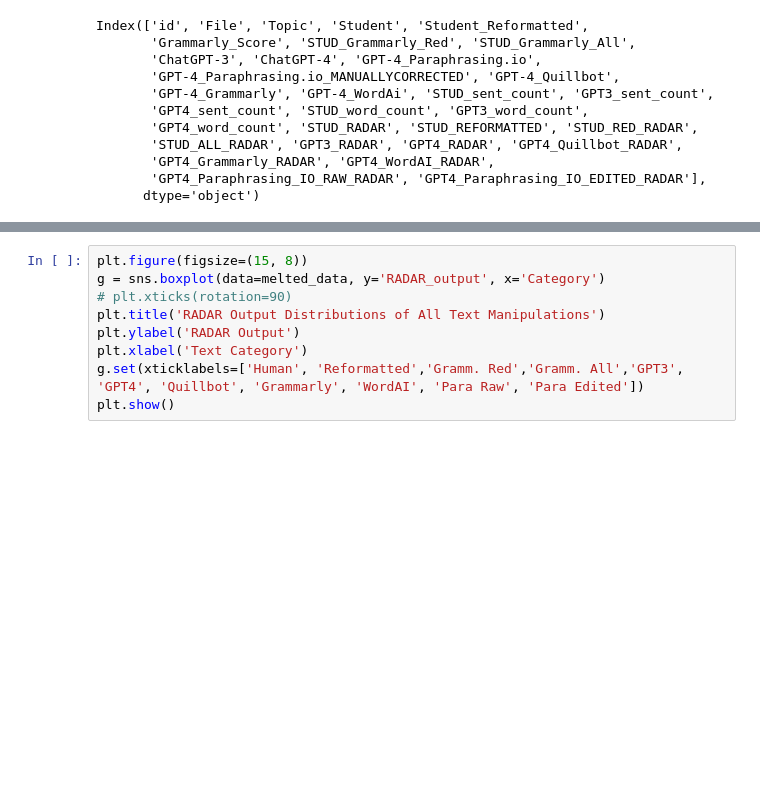
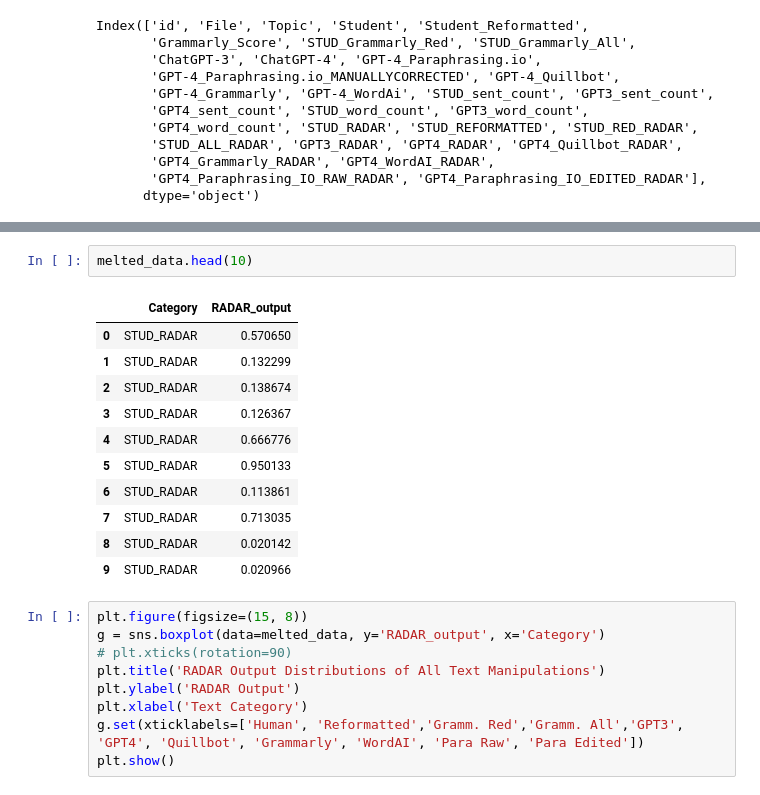
Before and after one commit to nicole-jefferies/RADAR_Eval, a Jupyter notebook: Visualisations and Stat Tests.ipynb, the cells around one changed output, grey strips where cells are left out. Saved outputs shown, nothing was run; the diff lists cells and outputs as text; blank space fills up the shorter version.

```diff
--- a/Visualisations and Stat Tests.ipynb
+++ b/Visualisations and Stat Tests.ipynb
@@ -51,3 +44,17 @@ melted_data.tail(1)
+# %%
+melted_data.head(10)
+# %% [output]
+|  | Category | RADAR_output |
+| 0 | STUD_RADAR | 0.570650 |
+| 1 | STUD_RADAR | 0.132299 |
+| 2 | STUD_RADAR | 0.138674 |
+| 3 | STUD_RADAR | 0.126367 |
+| 4 | STUD_RADAR | 0.666776 |
+| 5 | STUD_RADAR | 0.950133 |
+| 6 | STUD_RADAR | 0.113861 |
+| 7 | STUD_RADAR | 0.713035 |
+| 8 | STUD_RADAR | 0.020142 |
+| 9 | STUD_RADAR | 0.020966 |
 # %%
 plt.figure(figsize=(15, 8))
 g = sns.boxplot(data=melted_data, y='RADAR_output', x='Category')
```
Also changed, not shown: parts of 4 cells of this notebook, 1 other file.
